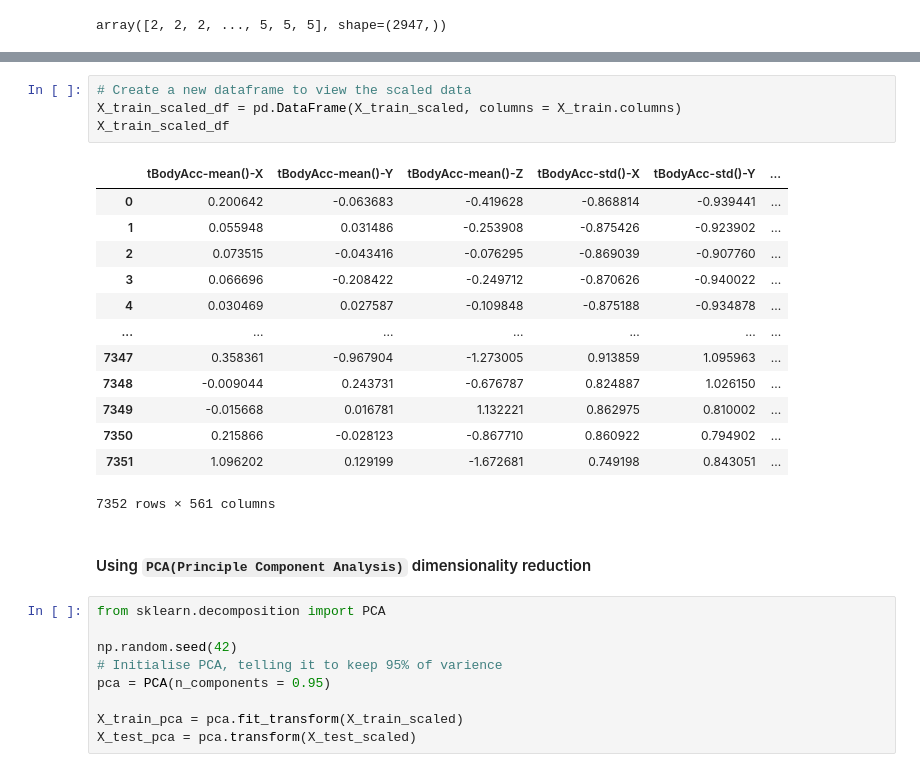
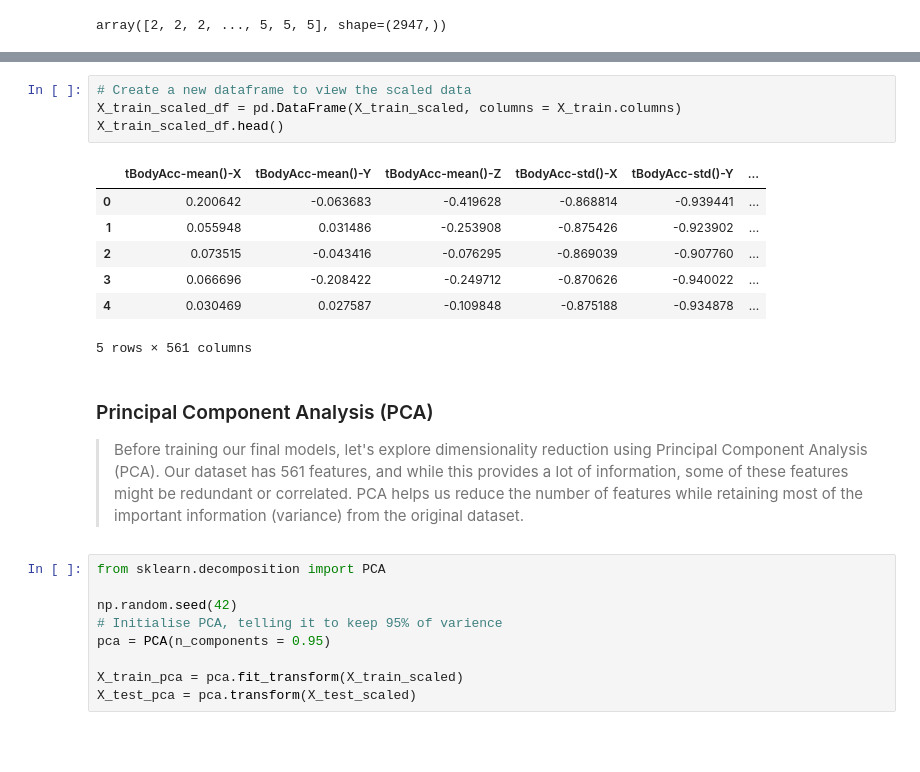
Before and after one commit to solar-node/Human-Activity-Recognition, a Jupyter notebook: human-activity-recognition.ipynb, the cells around one changed output, grey strips where cells are left out. Drawn from its saved outputs; the diff is of its cells as text; blank space fills up the shorter version.

```diff
--- a/human-activity-recognition.ipynb
+++ b/human-activity-recognition.ipynb
@@ -367,23 +331,19 @@ array([[ 0.20064157, -0.0636826 , -0.41962845, ..., -0.68721921,
 # %%
 # Create a new dataframe to view the scaled data
 X_train_scaled_df = pd.DataFrame(X_train_scaled, columns = X_train.columns)
-X_train_scaled_df
+X_train_scaled_df.head()
 # %% [output]
 |  | tBodyAcc-mean()-X | tBodyAcc-mean()-Y | tBodyAcc-mean()-Z | tBodyAcc-std()-X | tBodyAcc-std()-Y | ... |
 | 0 | 0.200642 | -0.063683 | -0.419628 | -0.868814 | -0.939441 | ... |
 | 1 | 0.055948 | 0.031486 | -0.253908 | -0.875426 | -0.923902 | ... |
 | 2 | 0.073515 | -0.043416 | -0.076295 | -0.869039 | -0.907760 | ... |
 | 3 | 0.066696 | -0.208422 | -0.249712 | -0.870626 | -0.940022 | ... |
 | 4 | 0.030469 | 0.027587 | -0.109848 | -0.875188 | -0.934878 | ... |
-| ... | ... | ... | ... | ... | ... | ... |
-| 7347 | 0.358361 | -0.967904 | -1.273005 | 0.913859 | 1.095963 | ... |
-| 7348 | -0.009044 | 0.243731 | -0.676787 | 0.824887 | 1.026150 | ... |
-| 7349 | -0.015668 | 0.016781 | 1.132221 | 0.862975 | 0.810002 | ... |
-| 7350 | 0.215866 | -0.028123 | -0.867710 | 0.860922 | 0.794902 | ... |
-| 7351 | 1.096202 | 0.129199 | -1.672681 | 0.749198 | 0.843051 | ... |
-7352 rows × 561 columns
+5 rows × 561 columns
 # %% [markdown]
-#### Using `PCA(Principle Component Analysis)` dimensionality reduction
+### Principal Component Analysis (PCA)
+
+>Before training our final models, let's explore dimensionality reduction using Principal Component Analysis (PCA). Our dataset has 561 features, and while this provides a lot of information, some of these features might be redundant or correlated. PCA helps us reduce the number of features while retaining most of the important information (variance) from the original dataset.
 # %%
 from sklearn.decomposition import PCA
 
```
Also changed, not shown: parts of 99 cells of this notebook, 9 other files.
